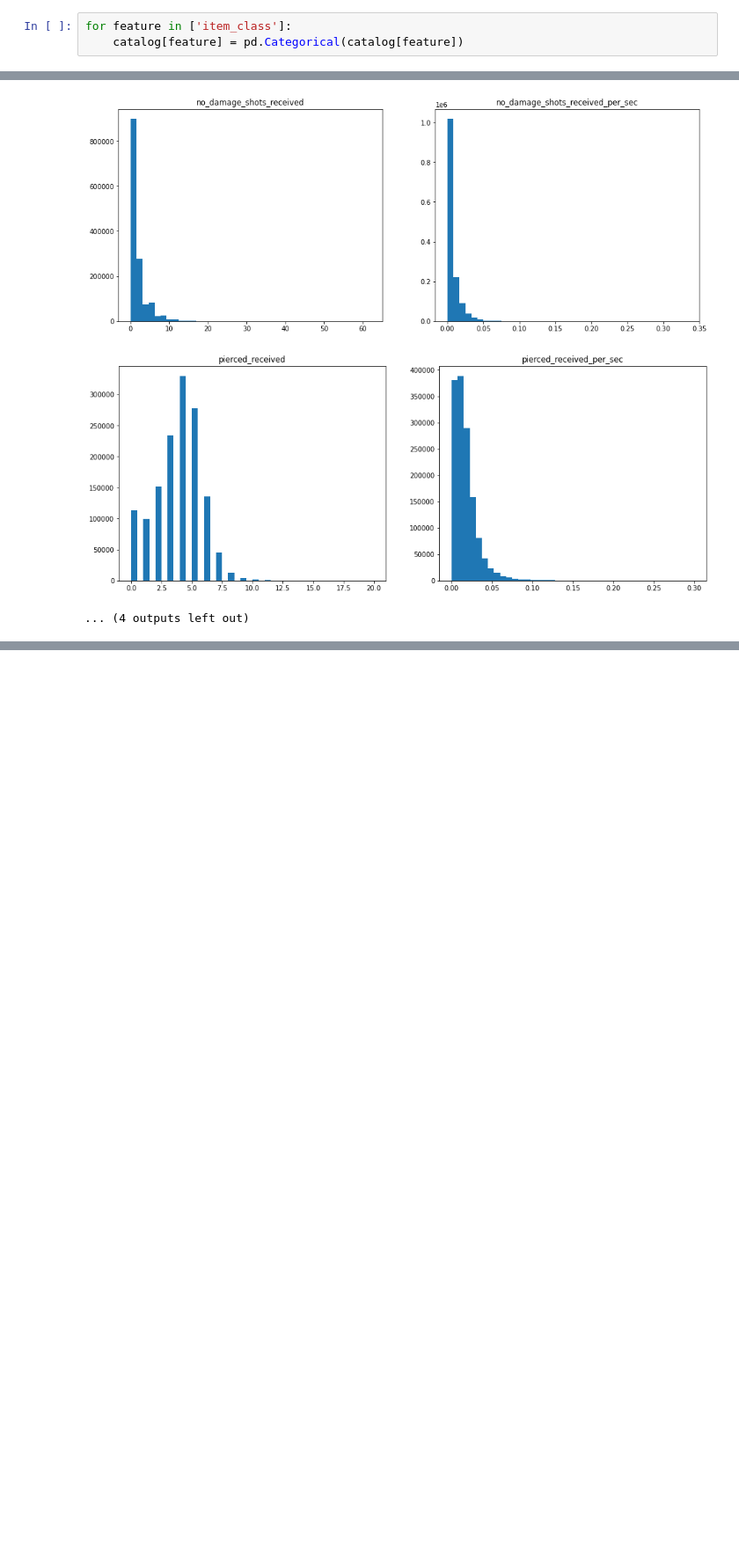
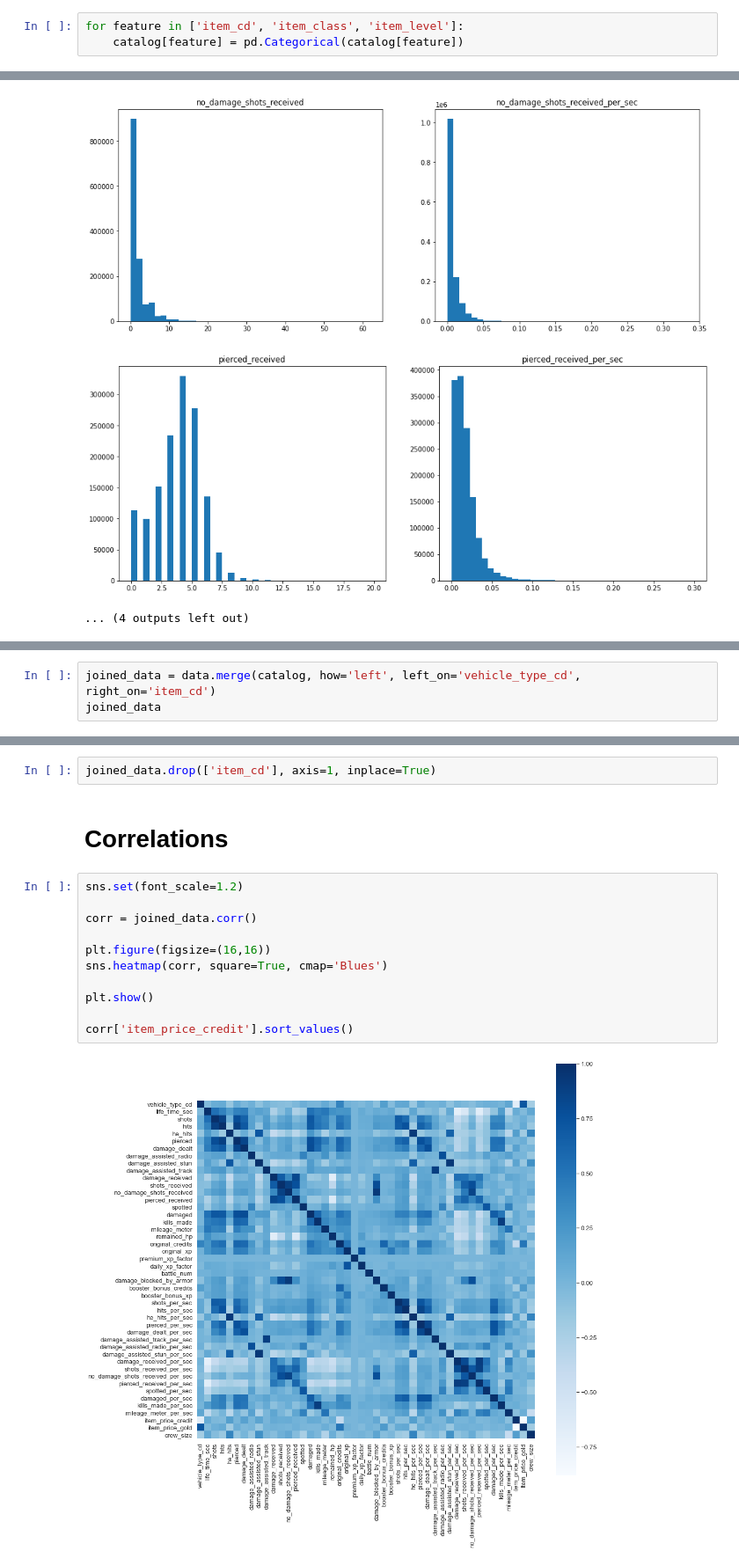
Before and after one commit to Egorka1/WG_Forge, a Jupyter notebook: WGProject.ipynb, the cells around one changed output, grey strips where cells are left out. Shown at 88% size. Drawn from its saved outputs; the diff is of its cells as text; blank space fills up the shorter version.

```diff
--- a/WGProject.ipynb
+++ b/WGProject.ipynb
@@ -210,5 +234,5 @@ data[data['vehicle_type_cd'] == 9297]
 # %%
-for feature in ['item_class']:
+for feature in ['item_cd', 'item_class', 'item_level']:
     catalog[feature] = pd.Categorical(catalog[feature])
 # %%
 sns.countplot(catalog['item_class']);
@@ -540,0 +563,3 @@ for feature in target_features:
+# %%
+joined_data = data.merge(catalog, how='left', left_on='vehicle_type_cd', right_on='item_cd')
+joined_data
@@ -540,0 +600,17 @@ for feature in target_features:
+# %%
+joined_data.drop(['item_cd'], axis=1, inplace=True)
+# %% [markdown]
+# Correlations
+# %%
+sns.set(font_scale=1.2)
+
+corr = joined_data.corr()
+
+plt.figure(figsize=(16,16))
+sns.heatmap(corr, square=True, cmap='Blues')
+
+plt.show()
+
+corr['item_price_credit'].sort_values()
+# %% [output]
+[figure, added]
```
Also changed, not shown: parts of 43 cells of this notebook.
